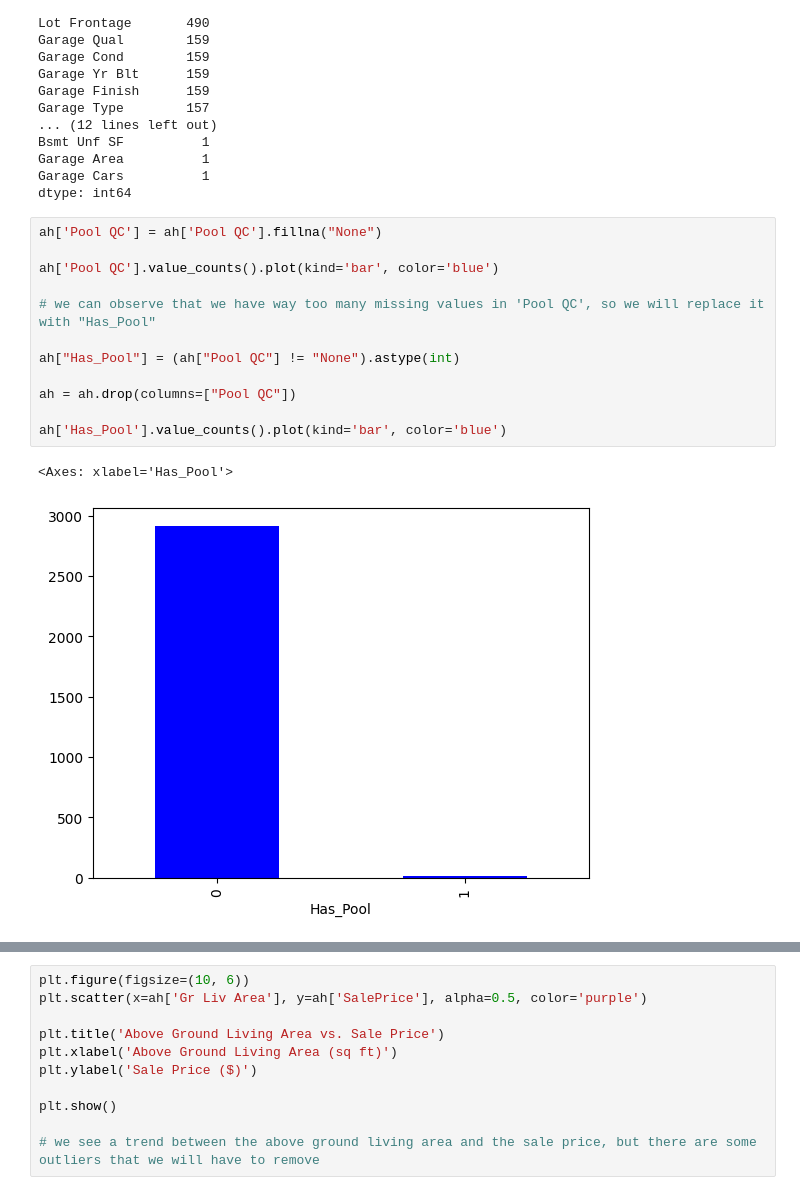
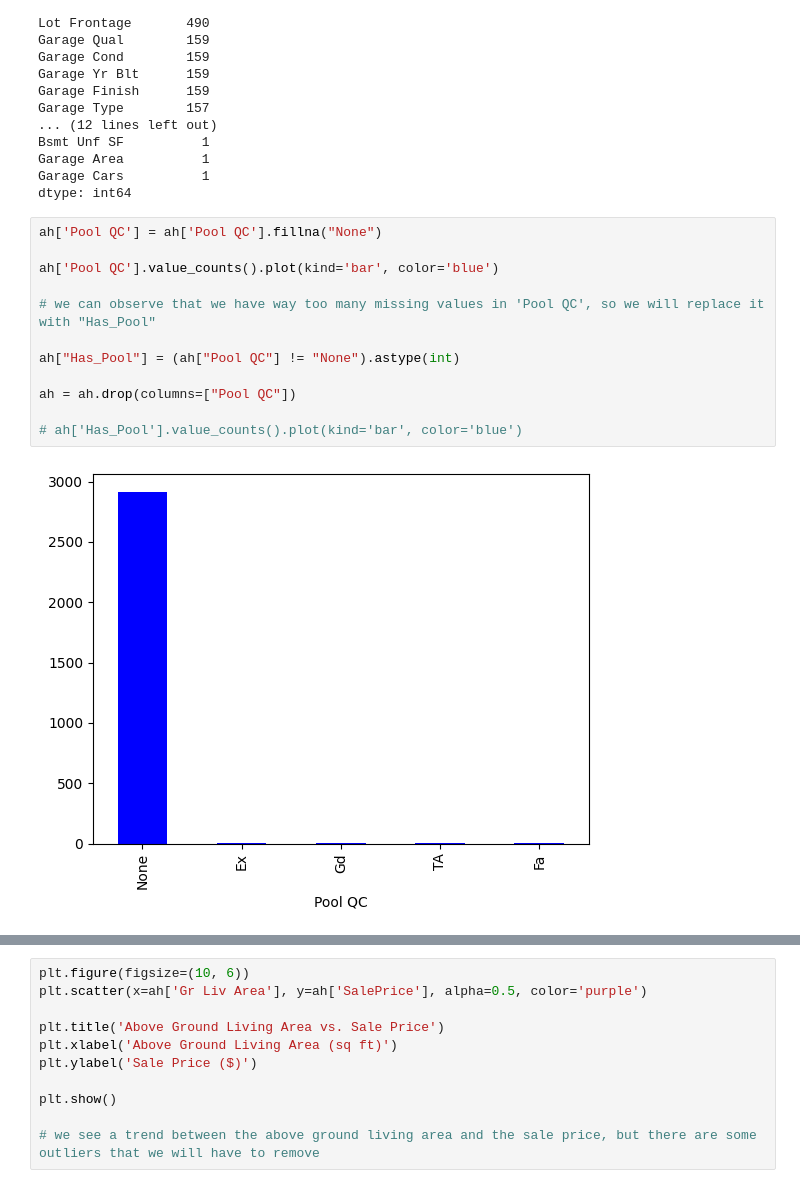
Before and after one commit to shomlea/AmesHousing-Dataset, a Jupyter notebook: main.ipynb, the cells around one changed output, grey strips where cells are left out. Saved outputs shown, nothing was run; the diff lists cells and outputs as text.

Commit message:
finished visualization of data, identified correlations

```diff
--- a/main.ipynb
+++ b/main.ipynb
@@ -38,18 +38,17 @@ dtype: int64
 # %%
 ah['Pool QC'] = ah['Pool QC'].fillna("None")
 
 ah['Pool QC'].value_counts().plot(kind='bar', color='blue')
 
 # we can observe that we have way too many missing values in 'Pool QC', so we will replace it with "Has_Pool"
 
 ah["Has_Pool"] = (ah["Pool QC"] != "None").astype(int)
 
 ah = ah.drop(columns=["Pool QC"])
 
-ah['Has_Pool'].value_counts().plot(kind='bar', color='blue')
+# ah['Has_Pool'].value_counts().plot(kind='bar', color='blue')
 # %% [output]
-<Axes: xlabel='Has_Pool'>
-[figure, old version]
+[figure, new version]
 # %%
 ah['Lot Shape'].value_counts().plot(kind='bar', color='blue')
 
```
Also changed, not shown: parts of 10 cells of this notebook.
